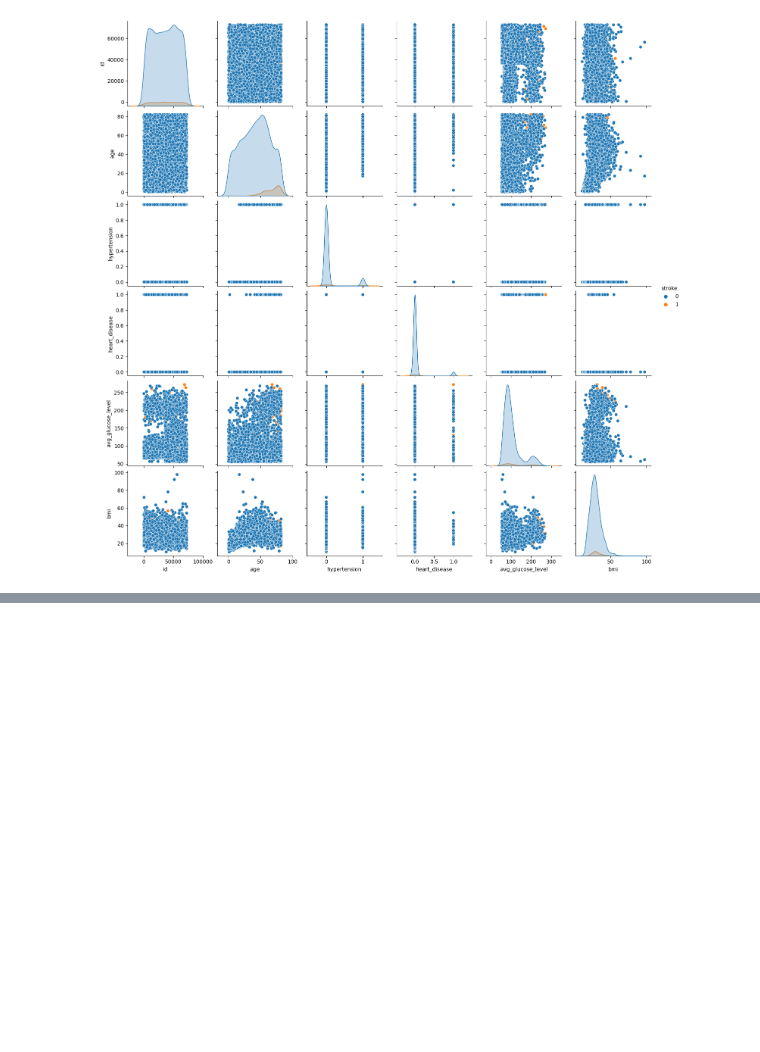
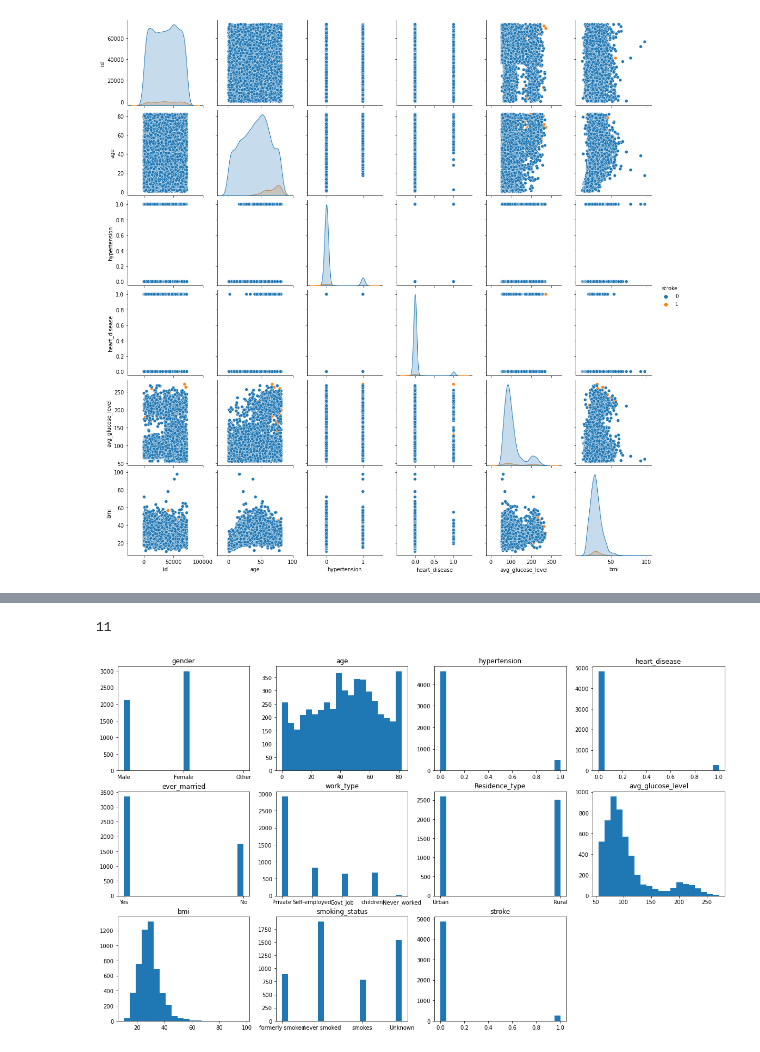
Before and after one commit to PosgradoMNA/actividades-del-projecto-cad_equipo_11, a Jupyter notebook: notebooks/actividad_2.ipynb, the cells around one changed output, grey strips where cells are left out. Saved outputs shown, nothing was run; the diff lists cells and outputs as text; code cells hidden in the pictures; blank space fills up the shorter version.

Commit message:
Add hist plot for variables

```diff
--- a/notebooks/actividad_2.ipynb
+++ b/notebooks/actividad_2.ipynb
@@ -158,0 +107,15 @@ data2.describe()
+# %%
+features = data2.columns.values.tolist()[1:]
+# %%
+len(features)
+# %% [output]
+11
+# %%
+plt.figure(figsize=[20, 12])
+for i in range(len(features)):
+    plt.subplot(3,4,i+1)
+    plt.title(features[i])
+    plt.hist(data2[features[i]], bins=20)
+plt.show()
+# %% [output]
+[figure, added]
```
Also changed, not shown: parts of 16 cells of this notebook.
